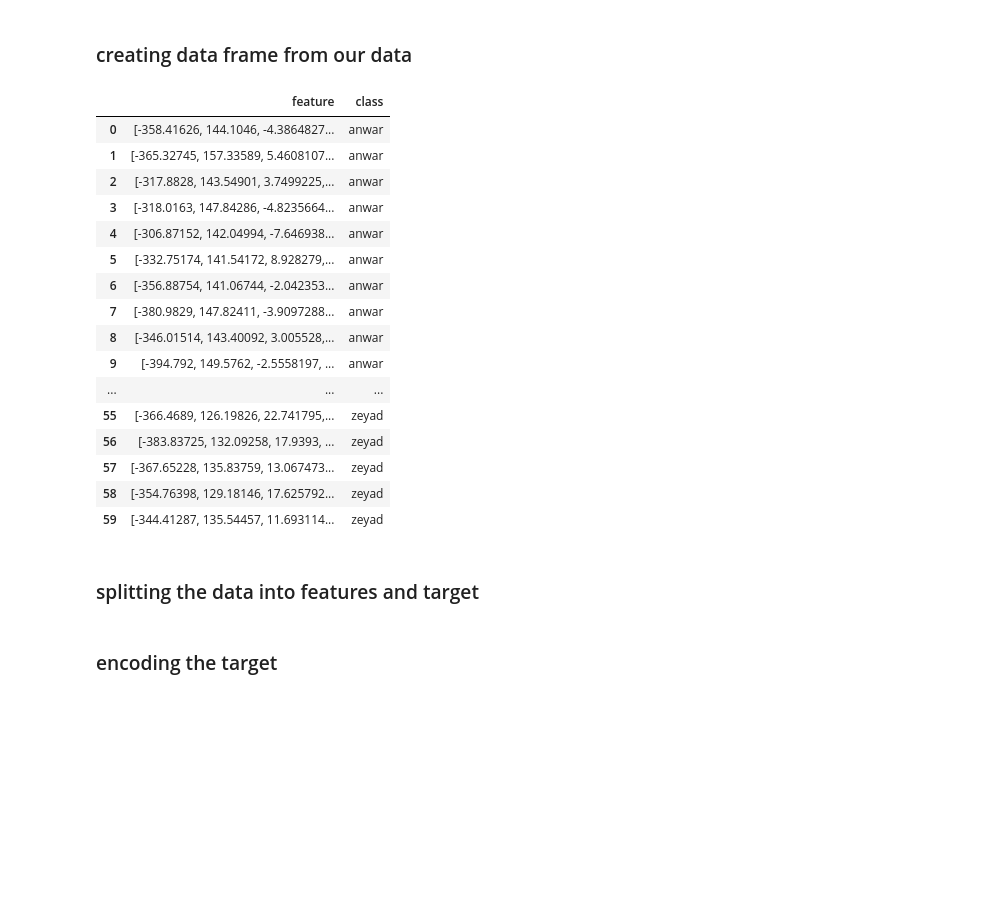
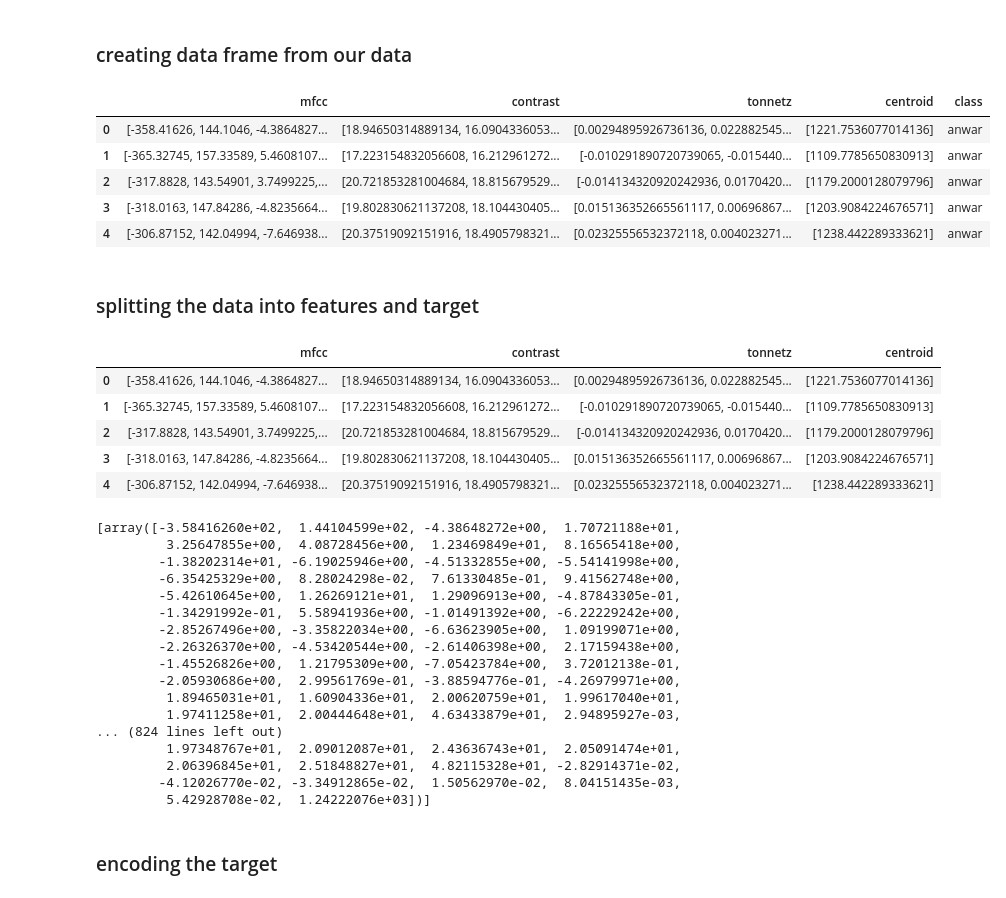
Before and after one commit to omaranwar21/Voice-Fingerprint-Recogintion, a Jupyter notebook: processing/processing.ipynb, the cells around one changed output. Drawn from its saved outputs; the diff is of its cells as text; code cells hidden in the pictures; blank space fills up the shorter version.

```diff
--- a/processing/processing.ipynb
+++ b/processing/processing.ipynb
@@ -51,28 +86,25 @@ extractedFeatures = []
 for i in dict.keys():
     add_features(extractedFeatures,dict[i],i)
 # %%
-data=pd.DataFrame(extractedFeatures,columns=['feature','class'])
-data
+data=pd.DataFrame(extractedFeatures,columns=['mfcc','contrast','tonnetz','centroid','class'])
+data.head()
 # %% [output]
-|  | feature | class |
-| 0 | [-358.41626, 144.1046, -4.3864827... | anwar |
-| 1 | [-365.32745, 157.33589, 5.4608107... | anwar |
-| 2 | [-317.8828, 143.54901, 3.7499225,... | anwar |
-| 3 | [-318.0163, 147.84286, -4.8235664... | anwar |
-| 4 | [-306.87152, 142.04994, -7.646938... | anwar |
-| 5 | [-332.75174, 141.54172, 8.928279,... | anwar |
-| 6 | [-356.88754, 141.06744, -2.042353... | anwar |
-| 7 | [-380.9829, 147.82411, -3.9097288... | anwar |
-| 8 | [-346.01514, 143.40092, 3.005528,... | anwar |
-| 9 | [-394.792, 149.5762, -2.5558197, ... | anwar |
-| ... | ... | ... |
-| 55 | [-366.4689, 126.19826, 22.741795,... | zeyad |
-| 56 | [-383.83725, 132.09258, 17.9393, ... | zeyad |
-| 57 | [-367.65228, 135.83759, 13.067473... | zeyad |
-| 58 | [-354.76398, 129.18146, 17.625792... | zeyad |
-| 59 | [-344.41287, 135.54457, 11.693114... | zeyad |
+|  | mfcc | contrast | tonnetz | centroid | class |
+| 0 | [-358.41626, 144.1046, -4.3864827... | [18.94650314889134, 16.0904336053... | [0.00294895926736136, 0.022882545... | [1221.7536077014136] | anwar |
+| 1 | [-365.32745, 157.33589, 5.4608107... | [17.223154832056608, 16.212961272... | [-0.010291890720739065, -0.015440... | [1109.7785650830913] | anwar |
+| 2 | [-317.8828, 143.54901, 3.7499225,... | [20.721853281004684, 18.815679529... | [-0.014134320920242936, 0.0170420... | [1179.2000128079796] | anwar |
+| 3 | [-318.0163, 147.84286, -4.8235664... | [19.802830621137208, 18.104430405... | [0.015136352665561117, 0.00696867... | [1203.9084224676571] | anwar |
+| 4 | [-306.87152, 142.04994, -7.646938... | [20.37519092151916, 18.4905798321... | [0.02325556532372118, 0.004023271... | [1238.442289333621] | anwar |
 # %% [markdown]
 ### splitting the data into features and target
 # %%
-features=np.array(data['feature'].tolist())
-target=np.array(data['class'].tolist())
+features=data.iloc[:,0:-1]
+target=data['class']
+features.head()
+# %% [output]
+|  | mfcc | contrast | tonnetz | centroid |
+| 0 | [-358.41626, 144.1046, -4.3864827... | [18.94650314889134, 16.0904336053... | [0.00294895926736136, 0.022882545... | [1221.7536077014136] |
+| 1 | [-365.32745, 157.33589, 5.4608107... | [17.223154832056608, 16.212961272... | [-0.010291890720739065, -0.015440... | [1109.7785650830913] |
+| 2 | [-317.8828, 143.54901, 3.7499225,... | [20.721853281004684, 18.815679529... | [-0.014134320920242936, 0.0170420... | [1179.2000128079796] |
+| 3 | [-318.0163, 147.84286, -4.8235664... | [19.802830621137208, 18.104430405... | [0.015136352665561117, 0.00696867... | [1203.9084224676571] |
+| 4 | [-306.87152, 142.04994, -7.646938... | [20.37519092151916, 18.4905798321... | [0.02325556532372118, 0.004023271... | [1238.442289333621] |
@@ -79,3 +116,30 @@ target=np.array(data['class'].tolist())
+# %%
+features=[]
+for i in range(len(mfcc)):
+    features.append([mfcc[i],contrast[i],tonnetz[i],centroid[i]])
+data=pd.DataFrame(features)
+features = data.values.tolist()
+for i in range(len(features)):
+    features[i] = np.concatenate((features[i][0],features[i][1],features[i][2],features[i][3]))
+features
+# %% [output]
+[array([-3.58416260e+02,  1.44104599e+02, -4.38648272e+00,  1.70721188e+01,
+         3.25647855e+00,  4.08728456e+00,  1.23469849e+01,  8.16565418e+00,
+        -1.38202314e+01, -6.19025946e+00, -4.51332855e+00, -5.54141998e+00,
+        -6.35425329e+00,  8.28024298e-02,  7.61330485e-01,  9.41562748e+00,
+        -5.42610645e+00,  1.26269121e+01,  1.29096913e+00, -4.87843305e-01,
+        -1.34291992e-01,  5.58941936e+00, -1.01491392e+00, -6.22229242e+00,
+        -2.85267496e+00, -3.35822034e+00, -6.63623905e+00,  1.09199071e+00,
+        -2.26326370e+00, -4.53420544e+00, -2.61406398e+00,  2.17159438e+00,
+        -1.45526826e+00,  1.21795309e+00, -7.05423784e+00,  3.72012138e-01,
+        -2.05930686e+00,  2.99561769e-01, -3.88594776e-01, -4.26979971e+00,
+         1.89465031e+01,  1.60904336e+01,  2.00620759e+01,  1.99617040e+01,
+         1.97411258e+01,  2.00444648e+01,  4.63433879e+01,  2.94895927e-03,
+... (824 lines left out)
+         1.97348767e+01,  2.09012087e+01,  2.43636743e+01,  2.05091474e+01,
+         2.06396845e+01,  2.51848827e+01,  4.82115328e+01, -2.82914371e-02,
+        -4.12026770e-02, -3.34912865e-02,  1.50562970e-02,  8.04151435e-03,
+         5.42928708e-02,  1.24222076e+03])]
 # %% [markdown]
 ### encoding the target
 # %%
```
Also changed, not shown: parts of 15 cells of this notebook, 2 other files.
